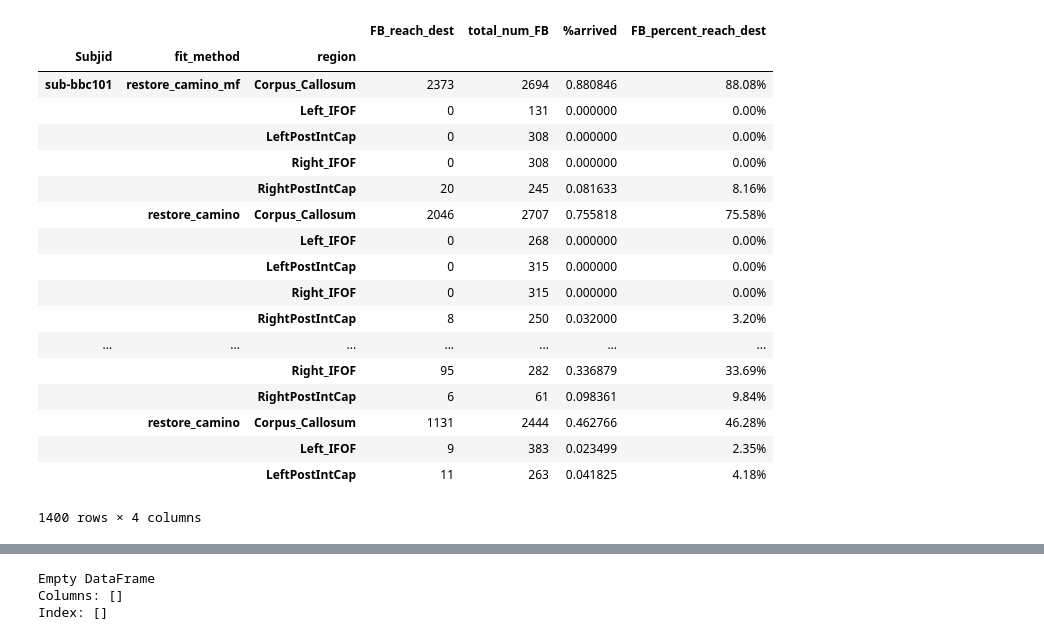
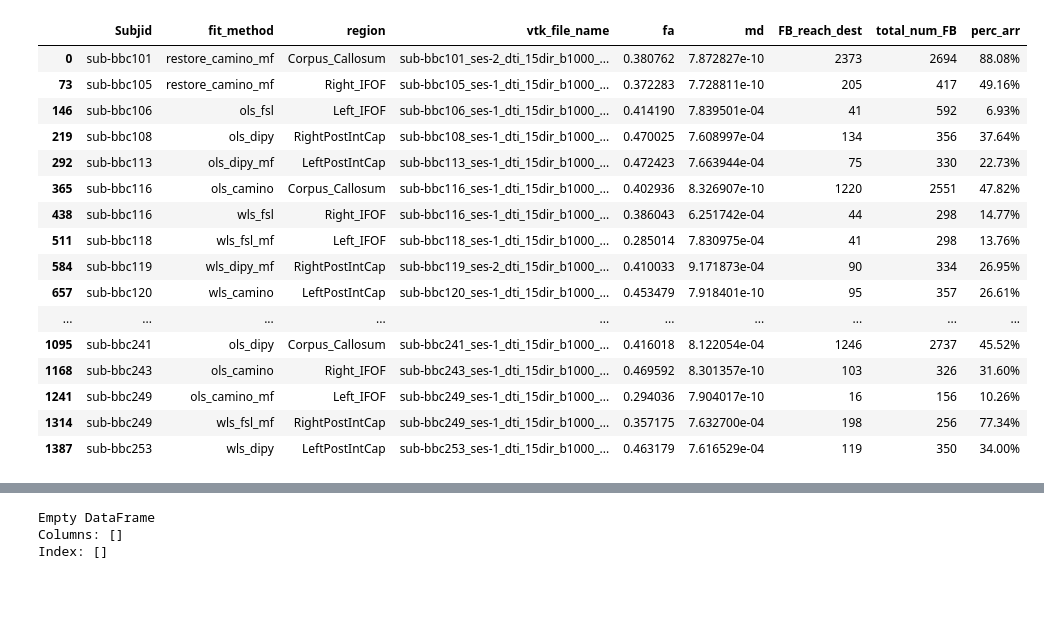
Before and after one commit to mrjeffstevenson3/mmimproc, a Jupyter notebook: ipn/bbc_dti_death_match_vtk_stats.ipynb, the cells around one changed output, grey strips where cells are left out. Cells and saved outputs as stored; diff of their text form; code cells hidden in the pictures; blank space fills up the shorter version.

Commit message:
pandas object for fit method

```diff
--- a/ipn/bbc_dti_death_match_vtk_stats.ipynb
+++ b/ipn/bbc_dti_death_match_vtk_stats.ipynb
@@ -40,8 +40,5 @@ vtk_fbs.loc[vtk_fbs['vtk_file_name'].str.contains('Left_IFOF-70'), 'region'] = '
 vtk_fbs.loc[vtk_fbs['vtk_file_name'].str.contains('Right_IFOF-158'), 'region'] = 'Right_IFOF'
 vtk_fbs.loc[vtk_fbs['vtk_file_name'].str.contains('mori_CC'), 'region'] = 'Corpus_Callosum'
 #calculate %FB arrive at target as float and formatted text for display
-vtk_fbs['%arrived'] = 1 - vtk_fbs['total_num_FB'].sub(vtk_fbs['FB_reach_dest']).div(vtk_fbs['total_num_FB'])
-vtk_fbs['FB_percent_reach_dest'] = pd.Series(["{0:.2f}%".format(val*100) for val in vtk_fbs['%arrived']], index = vtk_fbs.index)
-
-#make multi index 1st by 'Subjid' then 'fit_method' then 'region'.
-#vtk_fbs.set_index(['Subjid', 'fit_method', 'region'], inplace=True)
+vtk_fbs['arrived'] = 1 - vtk_fbs['total_num_FB'].sub(vtk_fbs['FB_reach_dest']).div(vtk_fbs['total_num_FB'])
+vtk_fbs['perc_arr'] = pd.Series(["{0:.2f}%".format(val*100) for val in vtk_fbs['arrived']], index = vtk_fbs.index)
@@ -69,24 +45,22 @@ vtk_fbs.reset_index()
-# %%
-#vtk_fbs.set_index(['Subjid', 'fit_method', 'region'], inplace=True)
-#vtk_fbs[('fit_method' == 'wls_camino_mf'), '%arrived']
-vtk_fbs.ix[:,['FB_reach_dest', 'total_num_FB', '%arrived', 'FB_percent_reach_dest']]
-# %% [output]
-|  |  |  | FB_reach_dest | total_num_FB | %arrived | FB_percent_reach_dest |
-| Subjid | fit_method | region |  |  |  |  |
-| sub-bbc101 | restore_camino_mf | Corpus_Callosum | 2373 | 2694 | 0.880846 | 88.08% |
-|  |  | Left_IFOF | 0 | 131 | 0.000000 | 0.00% |
-|  |  | LeftPostIntCap | 0 | 308 | 0.000000 | 0.00% |
-|  |  | Right_IFOF | 0 | 308 | 0.000000 | 0.00% |
-|  |  | RightPostIntCap | 20 | 245 | 0.081633 | 8.16% |
-|  | restore_camino | Corpus_Callosum | 2046 | 2707 | 0.755818 | 75.58% |
-|  |  | Left_IFOF | 0 | 268 | 0.000000 | 0.00% |
-|  |  | LeftPostIntCap | 0 | 315 | 0.000000 | 0.00% |
-|  |  | Right_IFOF | 0 | 315 | 0.000000 | 0.00% |
-|  |  | RightPostIntCap | 8 | 250 | 0.032000 | 3.20% |
-| ... | ... | ... | ... | ... | ... | ... |
-|  |  | Right_IFOF | 95 | 282 | 0.336879 | 33.69% |
-|  |  | RightPostIntCap | 6 | 61 | 0.098361 | 9.84% |
-|  | restore_camino | Corpus_Callosum | 1131 | 2444 | 0.462766 | 46.28% |
-|  |  | Left_IFOF | 9 | 383 | 0.023499 | 2.35% |
-|  |  | LeftPostIntCap | 11 | 263 | 0.041825 | 4.18% |
-1400 rows × 4 columns
+# %%
+#shows flat file no multiIndex
+testrange = np.arange(0, len(vtk_fbs), int(len(vtk_fbs)/19))
+vtk_fbs.ix[testrange,['Subjid', 'fit_method', 'region', 'vtk_file_name', 'fa', 'md', 'FB_reach_dest', 'total_num_FB', 'perc_arr']]
+# %% [output]
+|  | Subjid | fit_method | region | vtk_file_name | fa | md | FB_reach_dest | total_num_FB | perc_arr |
+| 0 | sub-bbc101 | restore_camino_mf | Corpus_Callosum | sub-bbc101_ses-2_dti_15dir_b1000_... | 0.380762 | 7.872827e-10 | 2373 | 2694 | 88.08% |
+| 73 | sub-bbc105 | restore_camino_mf | Right_IFOF | sub-bbc105_ses-1_dti_15dir_b1000_... | 0.372283 | 7.728811e-10 | 205 | 417 | 49.16% |
+| 146 | sub-bbc106 | ols_fsl | Left_IFOF | sub-bbc106_ses-1_dti_15dir_b1000_... | 0.414190 | 7.839501e-04 | 41 | 592 | 6.93% |
+| 219 | sub-bbc108 | ols_dipy | RightPostIntCap | sub-bbc108_ses-1_dti_15dir_b1000_... | 0.470025 | 7.608997e-04 | 134 | 356 | 37.64% |
+| 292 | sub-bbc113 | ols_dipy_mf | LeftPostIntCap | sub-bbc113_ses-1_dti_15dir_b1000_... | 0.472423 | 7.663944e-04 | 75 | 330 | 22.73% |
+| 365 | sub-bbc116 | ols_camino | Corpus_Callosum | sub-bbc116_ses-1_dti_15dir_b1000_... | 0.402936 | 8.326907e-10 | 1220 | 2551 | 47.82% |
+| 438 | sub-bbc116 | wls_fsl | Right_IFOF | sub-bbc116_ses-1_dti_15dir_b1000_... | 0.386043 | 6.251742e-04 | 44 | 298 | 14.77% |
+| 511 | sub-bbc118 | wls_fsl_mf | Left_IFOF | sub-bbc118_ses-1_dti_15dir_b1000_... | 0.285014 | 7.830975e-04 | 41 | 298 | 13.76% |
+| 584 | sub-bbc119 | wls_dipy_mf | RightPostIntCap | sub-bbc119_ses-2_dti_15dir_b1000_... | 0.410033 | 9.171873e-04 | 90 | 334 | 26.95% |
+| 657 | sub-bbc120 | wls_camino | LeftPostIntCap | sub-bbc120_ses-1_dti_15dir_b1000_... | 0.453479 | 7.918401e-10 | 95 | 357 | 26.61% |
+| ... | ... | ... | ... | ... | ... | ... | ... | ... | ... |
+| 1095 | sub-bbc241 | ols_dipy | Corpus_Callosum | sub-bbc241_ses-1_dti_15dir_b1000_... | 0.416018 | 8.122054e-04 | 1246 | 2737 | 45.52% |
+| 1168 | sub-bbc243 | ols_camino | Right_IFOF | sub-bbc243_ses-1_dti_15dir_b1000_... | 0.469592 | 8.301357e-10 | 103 | 326 | 31.60% |
+| 1241 | sub-bbc249 | ols_camino_mf | Left_IFOF | sub-bbc249_ses-1_dti_15dir_b1000_... | 0.294036 | 7.904017e-10 | 16 | 156 | 10.26% |
+| 1314 | sub-bbc249 | wls_fsl_mf | RightPostIntCap | sub-bbc249_ses-1_dti_15dir_b1000_... | 0.357175 | 7.632700e-04 | 198 | 256 | 77.34% |
+| 1387 | sub-bbc253 | wls_dipy | LeftPostIntCap | sub-bbc253_ses-1_dti_15dir_b1000_... | 0.463179 | 7.616529e-04 | 119 | 350 | 34.00% |
```
Also changed, not shown: parts of 9 cells of this notebook.
